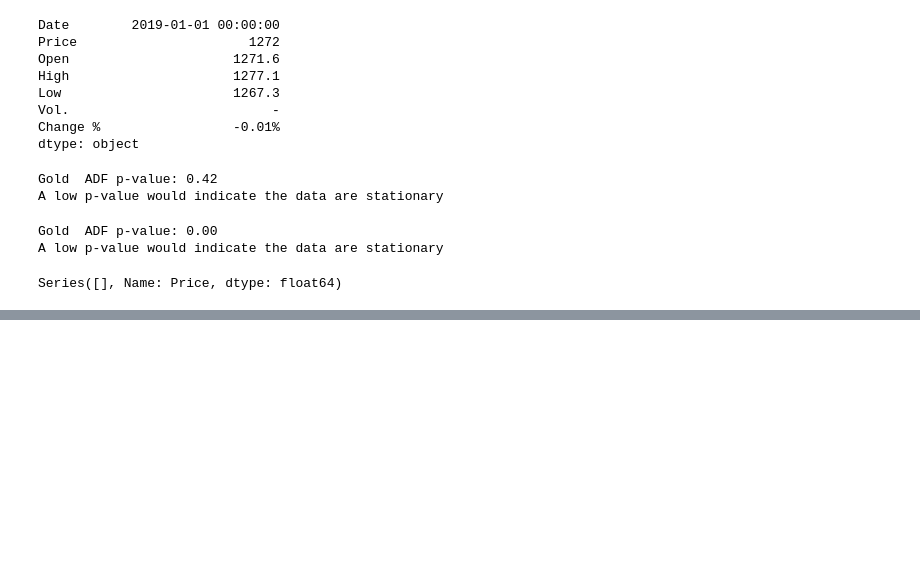
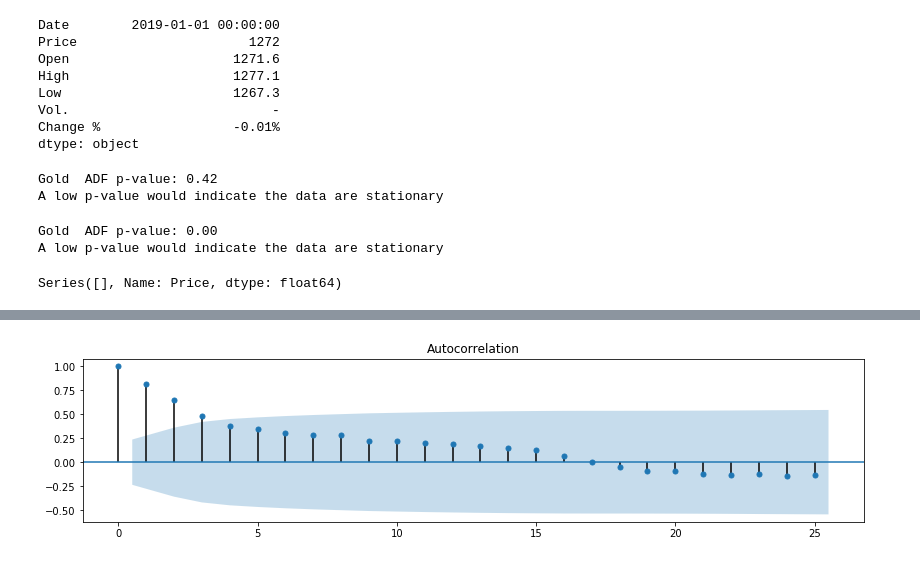
Before and after one commit to pablokimon/Silver-and-Gold, a Jupyter notebook: SilverAndGold.ipynb, the cells around one changed output, grey strips where cells are left out. Cells and saved outputs as stored; diff of their text form; code cells hidden in the pictures; blank space fills up the shorter version.

```diff
--- a/SilverAndGold.ipynb
+++ b/SilverAndGold.ipynb
@@ -273,0 +426,5 @@ Please also feel free to consult references (e.g. hard to remember libraries, fu
+# %%
+fig, ax = plt.subplots(1, figsize=(14, 3))
+_ = sm.graphics.tsa.plot_acf(metal, lags=25, ax=ax)
+# %% [output]
+[figure, added]
```
Also changed, not shown: parts of 34 cells of this notebook, 2 other files.
